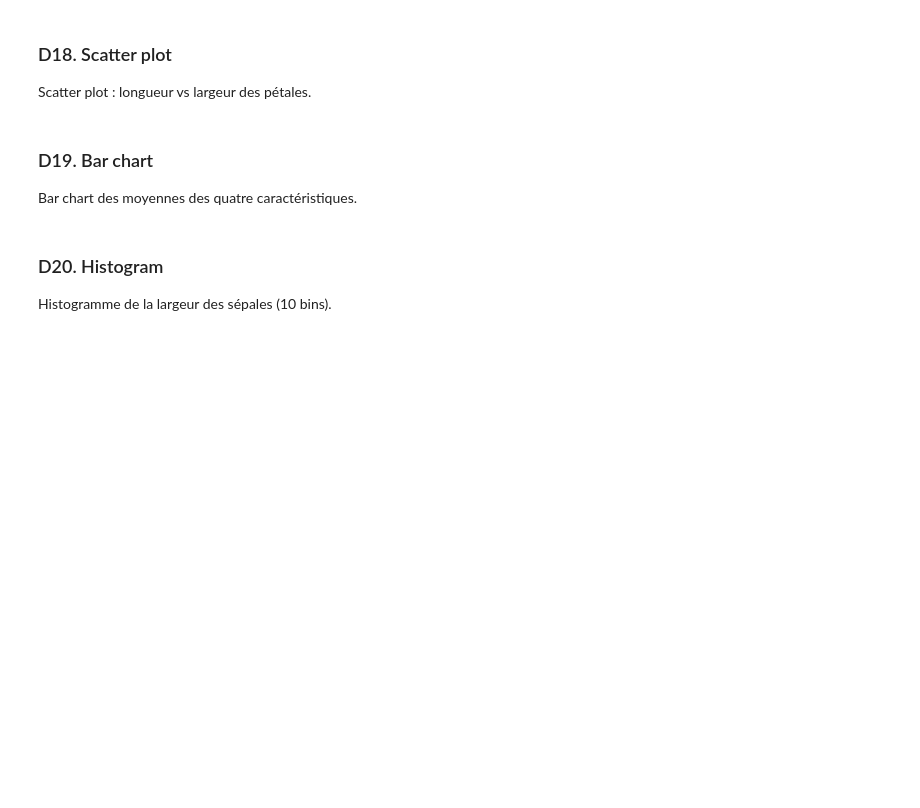
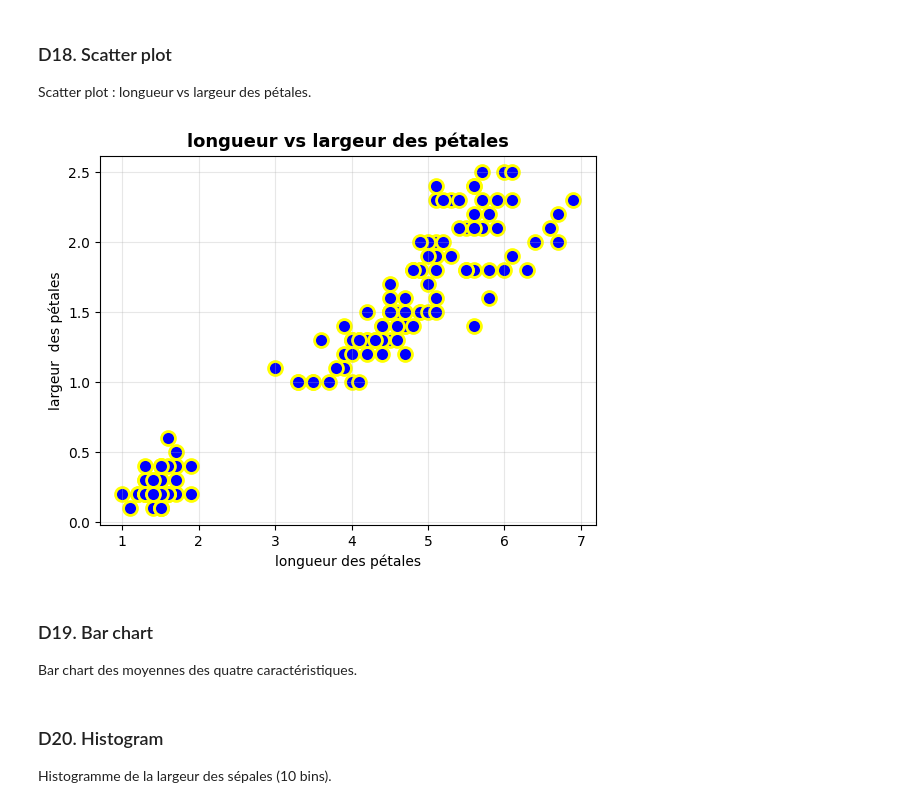
Before and after one commit to USMS-FPK-IA-GI-2025/controle-01-numpy-and-matplotlib-iris-YoussefDIDI79, a Jupyter notebook: notebooks/controle_numpy_matplotlib.ipynb, the cells around one changed output. Saved outputs shown, nothing was run; the diff lists cells and outputs as text; code cells hidden in the pictures; blank space fills up the shorter version.

```diff
--- a/notebooks/controle_numpy_matplotlib.ipynb
+++ b/notebooks/controle_numpy_matplotlib.ipynb
@@ -270,3 +313,16 @@ Scatter plot : longueur vs largeur des pétales.
+# %%
+# Votre code ici
+X2 = features[:,2]
+Y2 = features[:,3]
+plt.scatter(X2,Y2 , c='blue' , ec='yellow' , fc='blue' , lw=2 ,s=100)
+plt.grid(True , alpha=0.3)
+plt.xlabel('longueur des pétales')
+plt.ylabel('largeur  des pétales')
+plt.title('longueur vs largeur des pétales' , fontsize=13 , fontweight='bold')
+
+plt.show()
+# %% [output]
+[figure, added]
 # %% [markdown]
 ### D19. Bar chart
 Bar chart des moyennes des quatre caractéristiques.
```
Also changed, not shown: parts of 11 cells of this notebook.
